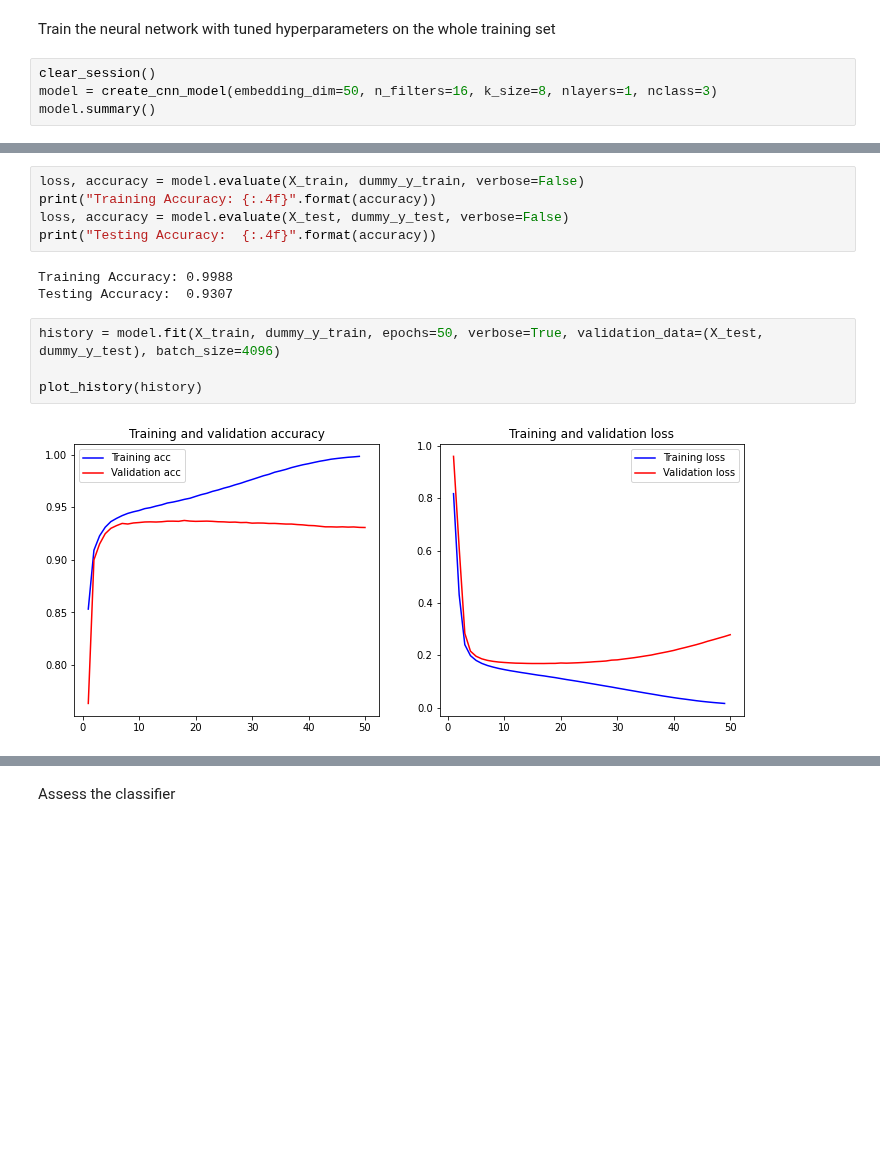
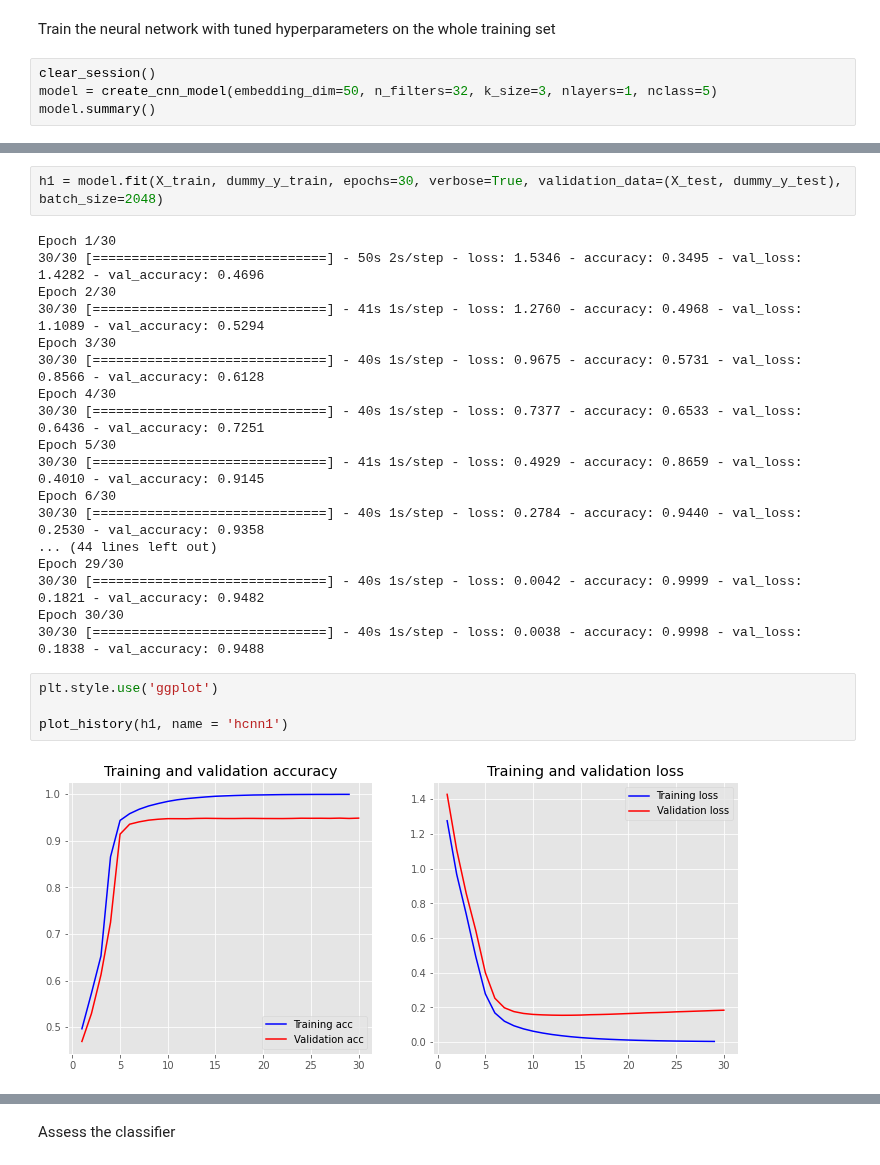
Before and after one commit to matteo-perillo/Abstracts-classification, a Jupyter notebook: 04_CNN with embedding.ipynb, the cells around one changed output, grey strips where cells are left out. Saved outputs shown, nothing was run; the diff lists cells and outputs as text; blank space fills up the shorter version.

```diff
--- a/04_CNN with embedding.ipynb
+++ b/04_CNN with embedding.ipynb
@@ -470,7 +486,7 @@ files.download('cv_results_set1_emb.csv')
 Train the neural network with tuned hyperparameters on the whole training set
 # %%
 clear_session()
-model = create_cnn_model(embedding_dim=50, n_filters=16, k_size=8, nlayers=1, nclass=3)
+model = create_cnn_model(embedding_dim=50, n_filters=32, k_size=3, nlayers=1, nclass=5)
 model.summary()
 # %% [output]
 Model: "Convolutional_Neural_Network"
@@ -494,16 +510,28 @@ Trainable params: 99,019
 Non-trainable params: 0
 _________________________________________________________________
-# %%
-loss, accuracy = model.evaluate(X_train, dummy_y_train, verbose=False)
-print("Training Accuracy: {:.4f}".format(accuracy))
-loss, accuracy = model.evaluate(X_test, dummy_y_test, verbose=False)
-print("Testing Accuracy:  {:.4f}".format(accuracy))
-# %% [output]
-Training Accuracy: 0.9988
-Testing Accuracy:  0.9307
 # %%
-history = model.fit(X_train, dummy_y_train, epochs=50, verbose=True, validation_data=(X_test, dummy_y_test), batch_size=4096)
-
-plot_history(history)
+h1 = model.fit(X_train, dummy_y_train, epochs=30, verbose=True, validation_data=(X_test, dummy_y_test), batch_size=2048)
 # %% [output]
-[figure, removed]
+Epoch 1/30
+30/30 [==============================] - 50s 2s/step - loss: 1.5346 - accuracy: 0.3495 - val_loss: 1.4282 - val_accuracy: 0.4696
+Epoch 2/30
+30/30 [==============================] - 41s 1s/step - loss: 1.2760 - accuracy: 0.4968 - val_loss: 1.1089 - val_accuracy: 0.5294
+Epoch 3/30
+30/30 [==============================] - 40s 1s/step - loss: 0.9675 - accuracy: 0.5731 - val_loss: 0.8566 - val_accuracy: 0.6128
+Epoch 4/30
+30/30 [==============================] - 40s 1s/step - loss: 0.7377 - accuracy: 0.6533 - val_loss: 0.6436 - val_accuracy: 0.7251
+Epoch 5/30
+30/30 [==============================] - 41s 1s/step - loss: 0.4929 - accuracy: 0.8659 - val_loss: 0.4010 - val_accuracy: 0.9145
+Epoch 6/30
+30/30 [==============================] - 40s 1s/step - loss: 0.2784 - accuracy: 0.9440 - val_loss: 0.2530 - val_accuracy: 0.9358
+... (44 lines left out)
+Epoch 29/30
+30/30 [==============================] - 40s 1s/step - loss: 0.0042 - accuracy: 0.9999 - val_loss: 0.1821 - val_accuracy: 0.9482
+Epoch 30/30
+30/30 [==============================] - 40s 1s/step - loss: 0.0038 - accuracy: 0.9998 - val_loss: 0.1838 - val_accuracy: 0.9488
+# %%
+plt.style.use('ggplot')
+
+plot_history(h1, name = 'hcnn1')
+# %% [output]
+[figure, added]
```
Also changed, not shown: parts of 10 cells of this notebook.
